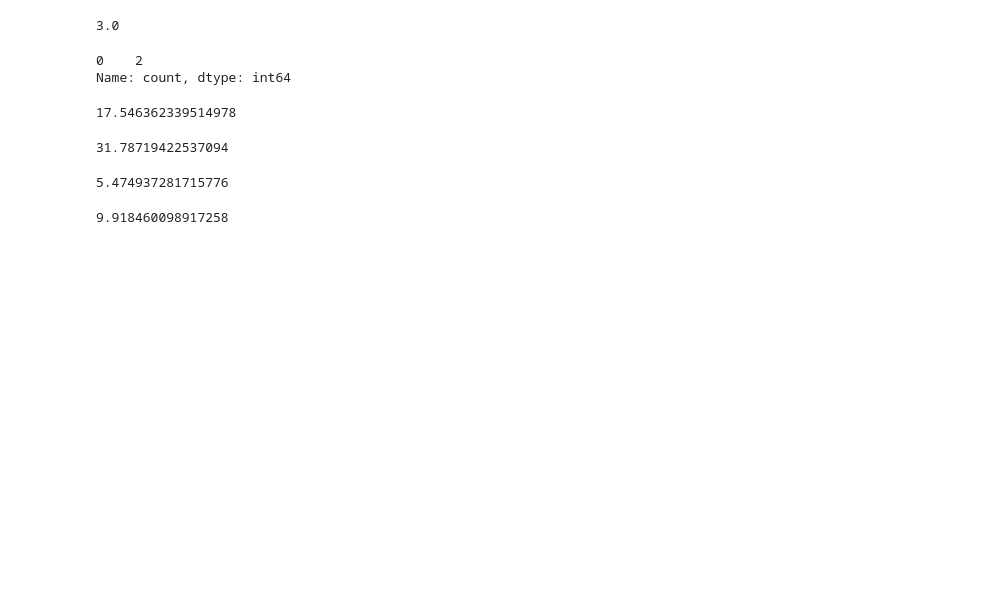
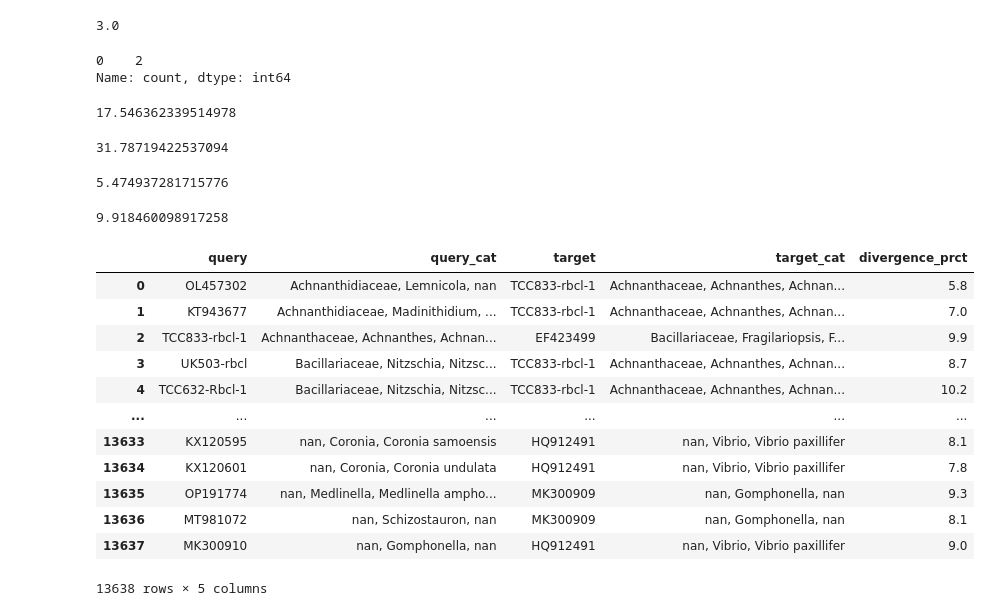
Before and after one commit to CIBIO-BU/mozaiko, a Jupyter notebook: draft.ipynb, the cells around one changed output. Saved outputs shown, nothing was run; the diff lists cells and outputs as text; code cells hidden in the pictures; blank space fills up the shorter version.

```diff
--- a/draft.ipynb
+++ b/draft.ipynb
@@ -5513,3 +5513,30 @@ nnn = sup5nn.shape[0]
 nnn/counts_non_unique.shape[0] * 100
 # %% [output]
 9.918460098917258
+# %%
+import pandas as pd
+
+df1 = pd.read_csv("/home/camilababo/Documents/coding-projects/DNAquaIMG-tool/mozaiko/data/output_data/DIA-latest-version/catnip/rbcL_39F_404R/final_output_interclst_cleaned.tsv", sep='\t')
+df2 = pd.read_csv("/home/camilababo/Documents/coding-projects/mozaiko-0.1.8/data/output_data/DIA-test/catnip/rbcL_39F_404R/final_output_interclst_cleaned.tsv", sep='\t')
+
+
+# df1_comp = df1.sort_values(by = ['query', 'query_cat', 'target', 'target_cat', 'divergence_prct']).reset_index(drop = True)
+# df2_comp = df2.sort_values(by = ['query', 'query_cat', 'target', 'target_cat', 'divergence_prct']).reset_index(drop = True)
+
+# df_diff = df1_comp.compare(df2_comp)
+# %%
+df1
+# %% [output]
+|  | query | query_cat | target | target_cat | divergence_prct |
+| 0 | OL457302 | Achnanthidiaceae, Lemnicola, nan | TCC833-rbcl-1 | Achnanthaceae, Achnanthes, Achnan... | 5.8 |
+| 1 | KT943677 | Achnanthidiaceae, Madinithidium, ... | TCC833-rbcl-1 | Achnanthaceae, Achnanthes, Achnan... | 7.0 |
+| 2 | TCC833-rbcl-1 | Achnanthaceae, Achnanthes, Achnan... | EF423499 | Bacillariaceae, Fragilariopsis, F... | 9.9 |
+| 3 | UK503-rbcl | Bacillariaceae, Nitzschia, Nitzsc... | TCC833-rbcl-1 | Achnanthaceae, Achnanthes, Achnan... | 8.7 |
+| 4 | TCC632-Rbcl-1 | Bacillariaceae, Nitzschia, Nitzsc... | TCC833-rbcl-1 | Achnanthaceae, Achnanthes, Achnan... | 10.2 |
+| ... | ... | ... | ... | ... | ... |
+| 13633 | KX120595 | nan, Coronia, Coronia samoensis | HQ912491 | nan, Vibrio, Vibrio paxillifer | 8.1 |
+| 13634 | KX120601 | nan, Coronia, Coronia undulata | HQ912491 | nan, Vibrio, Vibrio paxillifer | 7.8 |
+| 13635 | OP191774 | nan, Medlinella, Medlinella ampho... | MK300909 | nan, Gomphonella, nan | 9.3 |
+| 13636 | MT981072 | nan, Schizostauron, nan | MK300909 | nan, Gomphonella, nan | 8.1 |
+| 13637 | MK300910 | nan, Gomphonella, nan | HQ912491 | nan, Vibrio, Vibrio paxillifer | 9.0 |
+13638 rows × 5 columns
```
Also changed, not shown: parts of 3 cells of this notebook, 6 other files.
